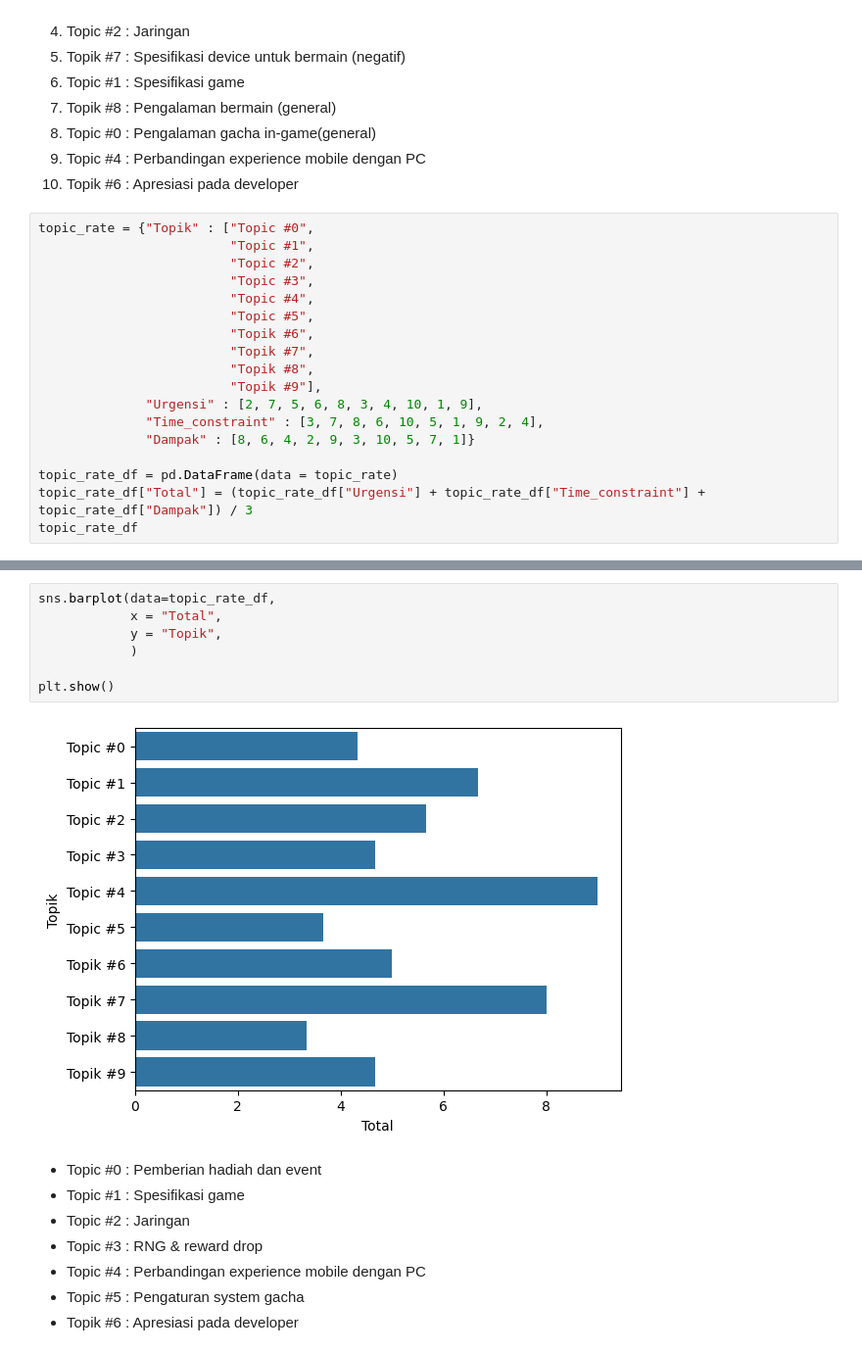
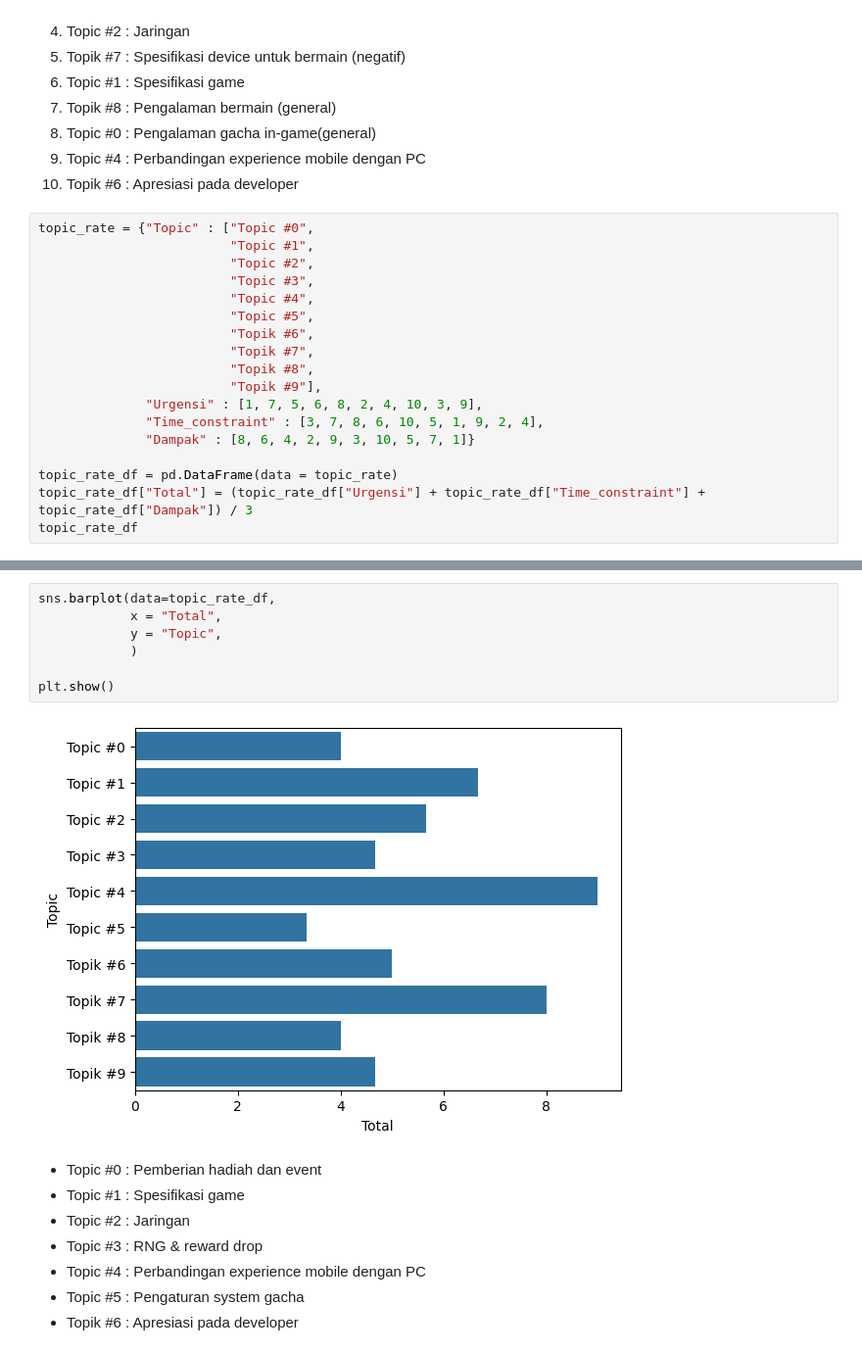
Before and after one commit to afisyawn/Project3_CustomerFeedbackClustering, a Jupyter notebook: main.ipynb, the cells around one changed output, grey strips where cells are left out. Shown at 98% size. Cells and saved outputs as stored; diff of their text form.

```diff
--- a/main.ipynb
+++ b/main.ipynb
@@ -964,7 +950,7 @@ Berdasarkan dampak yang diberikan:
 9. Topic #4 : Perbandingan experience mobile dengan PC
 10. Topik #6 : Apresiasi pada developer
 # %%
-topic_rate = {"Topik" : ["Topic #0",
+topic_rate = {"Topic" : ["Topic #0",
                          "Topic #1",
                          "Topic #2",
                          "Topic #3",
@@ -974,7 +960,7 @@ topic_rate = {"Topik" : ["Topic #0",
                          "Topik #7",
                          "Topik #8",
                          "Topik #9"],
-              "Urgensi" : [2, 7, 5, 6, 8, 3, 4, 10, 1, 9],
+              "Urgensi" : [1, 7, 5, 6, 8, 2, 4, 10, 3, 9],
               "Time_constraint" : [3, 7, 8, 6, 10, 5, 1, 9, 2, 4],
               "Dampak" : [8, 6, 4, 2, 9, 3, 10, 5, 7, 1]}
 
@@ -996,12 +982,12 @@ topic_rate_df
 # %%
 sns.barplot(data=topic_rate_df,
             x = "Total",
-            y = "Topik",
+            y = "Topic",
             )
 
 plt.show()
 # %% [output]
-[figure, old version]
+[figure, new version]
 # %% [markdown]
 - Topic #0 : Pemberian hadiah dan event
 - Topic #1 : Spesifikasi game
```
Also changed, not shown: parts of 29 cells of this notebook.
